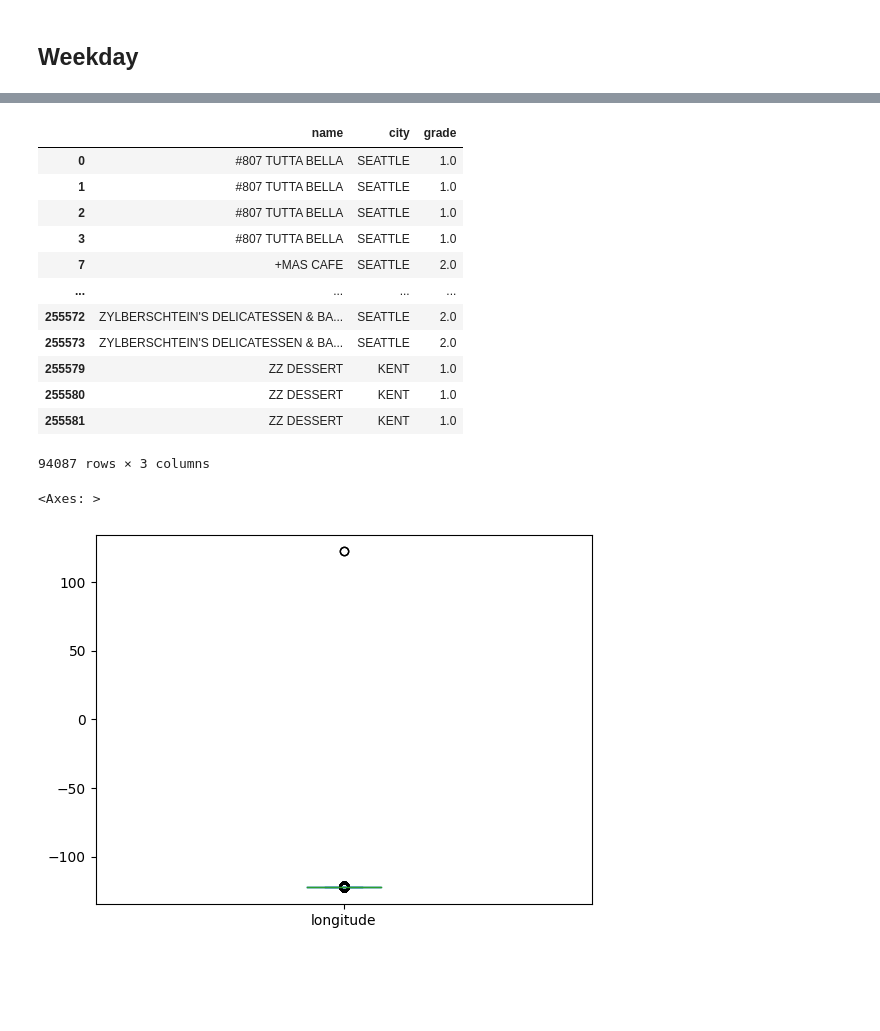
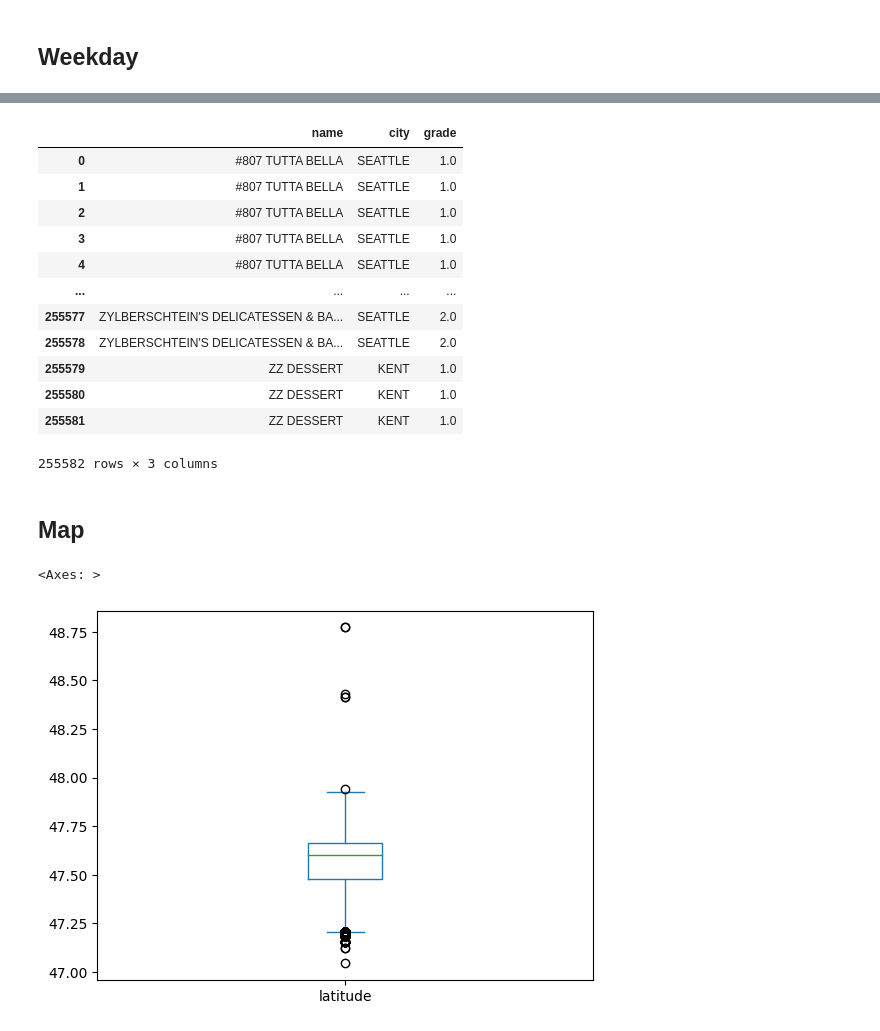
Before and after one commit to alirahmani93/ml_basic_p1, a Jupyter notebook: p1.ipynb, the cells around one changed output, grey strips where cells are left out. Drawn from its saved outputs; the diff is of its cells as text; code cells hidden in the pictures; blank space fills up the shorter version.

```diff
--- a/p1.ipynb
+++ b/p1.ipynb
@@ -109,7 +19,7 @@ cols = { k:k.replace(' ','_').lower() for k in raw_df.keys()}
 cols
 pre_df = raw_df.rename(columns=cols)
 # %%
-pre_df = pre_df.dropna()
+# pre_df = pre_df.dropna()
 # %%
 pre_df.city=pre_df.city.str.upper()
 # %%
@@ -300,11 +180,11 @@ df_plot
 | 1 | #807 TUTTA BELLA | SEATTLE | 1.0 |
 | 2 | #807 TUTTA BELLA | SEATTLE | 1.0 |
 | 3 | #807 TUTTA BELLA | SEATTLE | 1.0 |
-| 7 | +MAS CAFE | SEATTLE | 2.0 |
+| 4 | #807 TUTTA BELLA | SEATTLE | 1.0 |
 | ... | ... | ... | ... |
-| 255572 | ZYLBERSCHTEIN'S DELICATESSEN & BA... | SEATTLE | 2.0 |
-| 255573 | ZYLBERSCHTEIN'S DELICATESSEN & BA... | SEATTLE | 2.0 |
+| 255577 | ZYLBERSCHTEIN'S DELICATESSEN & BA... | SEATTLE | 2.0 |
+| 255578 | ZYLBERSCHTEIN'S DELICATESSEN & BA... | SEATTLE | 2.0 |
 | 255579 | ZZ DESSERT | KENT | 1.0 |
 | 255580 | ZZ DESSERT | KENT | 1.0 |
 | 255581 | ZZ DESSERT | KENT | 1.0 |
-94087 rows × 3 columns
+255582 rows × 3 columns
@@ -313,9 +191,11 @@ x=df.sort_values(['latitude','longitude','violation_points'])
+# %% [markdown]
+## Map
 # %%
 # Before remove outlier
-df.longitude.plot(kind='box')
+df.latitude.plot(kind='box')
 # %% [output]
 <Axes: >
-[figure, old version]
+[figure, new version]
 # %%
 # Calculate the first quartile (Q1) and third quartile (Q3)
 q1 = df[['latitude', 'longitude']].quantile(0.01)
```
Also changed, not shown: parts of 29 cells of this notebook.
